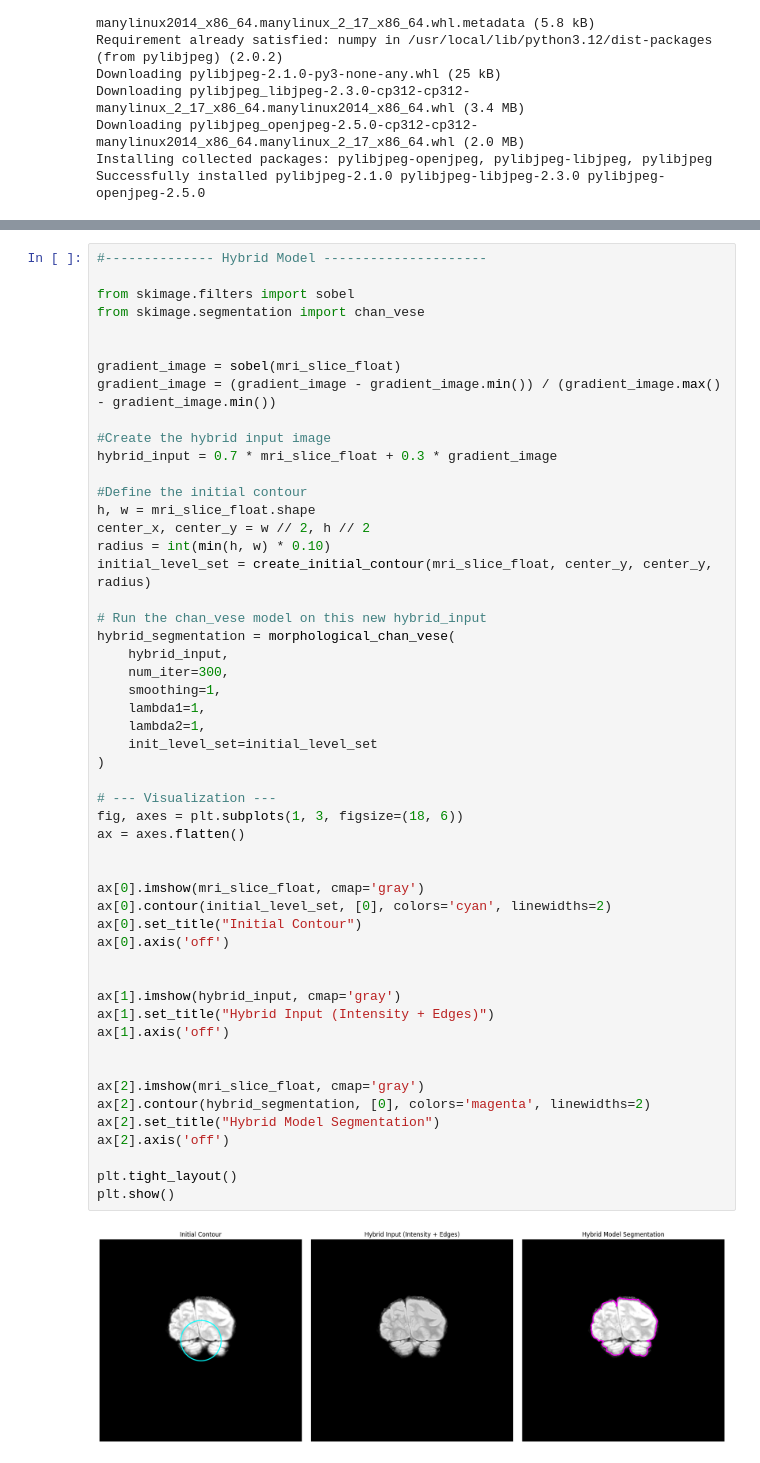
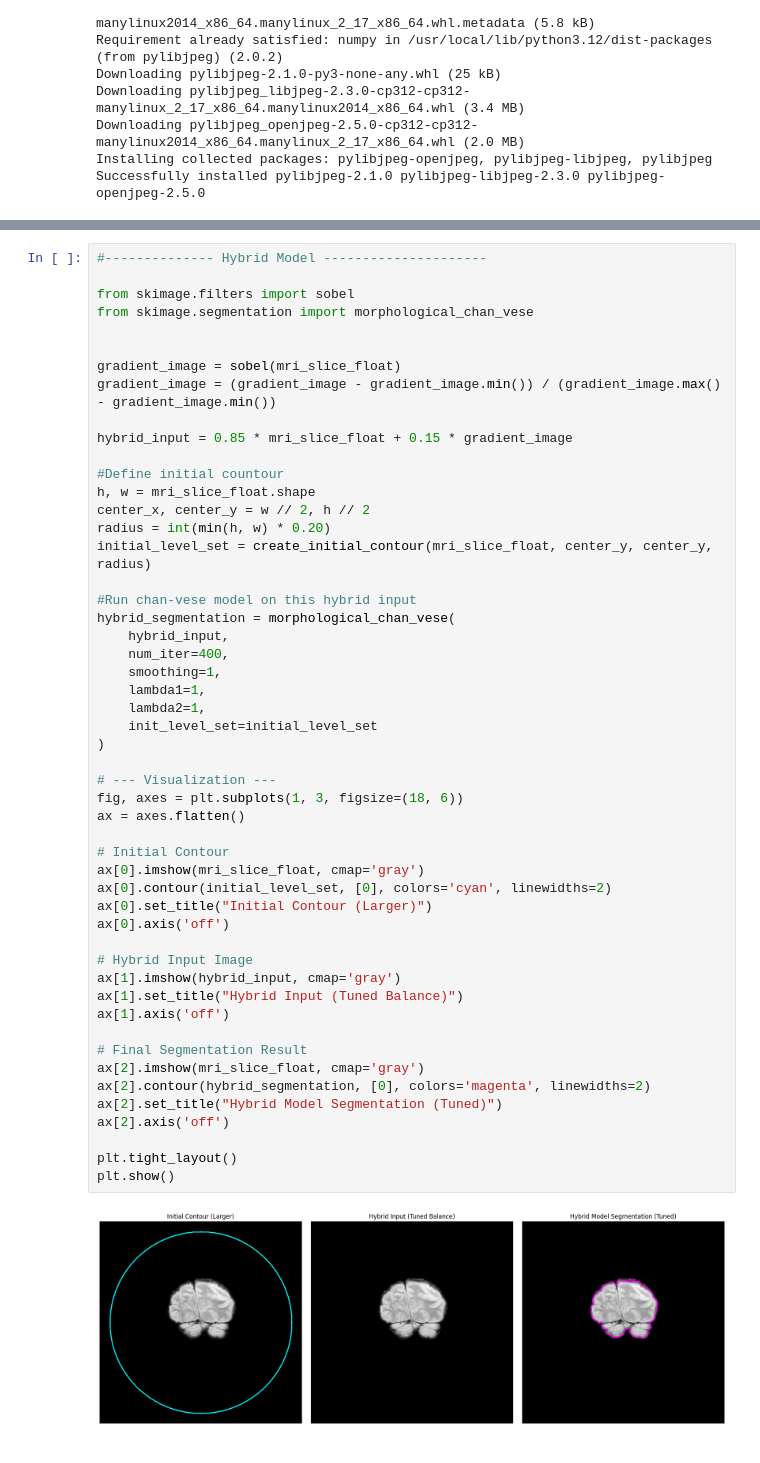
Before and after one commit to M-Shreya/Image_Segmentation, a Jupyter notebook: Inference.ipynb, the cells around one changed output, grey strips where cells are left out. Drawn from its saved outputs; the diff is of its cells as text.

```diff
--- a/Inference.ipynb
+++ b/Inference.ipynb
@@ -181,53 +249,52 @@ plt.show()
 #-------------- Hybrid Model ---------------------
 
 from skimage.filters import sobel
-from skimage.segmentation import chan_vese
+from skimage.segmentation import morphological_chan_vese
 
 
 gradient_image = sobel(mri_slice_float)
 gradient_image = (gradient_image - gradient_image.min()) / (gradient_image.max() - gradient_image.min())
 
-#Create the hybrid input image
-hybrid_input = 0.7 * mri_slice_float + 0.3 * gradient_image
+hybrid_input = 0.85 * mri_slice_float + 0.15 * gradient_image
 
-#Define the initial contour
+#Define initial countour
 h, w = mri_slice_float.shape
 center_x, center_y = w // 2, h // 2
-radius = int(min(h, w) * 0.10)
+radius = int(min(h, w) * 0.20)
 initial_level_set = create_initial_contour(mri_slice_float, center_y, center_y, radius)
 
-# Run the chan_vese model on this new hybrid_input
+#Run chan-vese model on this hybrid input
 hybrid_segmentation = morphological_chan_vese(
     hybrid_input,
-    num_iter=300,
+    num_iter=400,
     smoothing=1,
     lambda1=1,
     lambda2=1,
     init_level_set=initial_level_set
 )
 
 # --- Visualization ---
 fig, axes = plt.subplots(1, 3, figsize=(18, 6))
 ax = axes.flatten()
 
-
+# Initial Contour
 ax[0].imshow(mri_slice_float, cmap='gray')
 ax[0].contour(initial_level_set, [0], colors='cyan', linewidths=2)
-ax[0].set_title("Initial Contour")
+ax[0].set_title("Initial Contour (Larger)")
 ax[0].axis('off')
 
-
+# Hybrid Input Image
 ax[1].imshow(hybrid_input, cmap='gray')
-ax[1].set_title("Hybrid Input (Intensity + Edges)")
+ax[1].set_title("Hybrid Input (Tuned Balance)")
 ax[1].axis('off')
 
-
+# Final Segmentation Result
 ax[2].imshow(mri_slice_float, cmap='gray')
 ax[2].contour(hybrid_segmentation, [0], colors='magenta', linewidths=2)
-ax[2].set_title("Hybrid Model Segmentation")
+ax[2].set_title("Hybrid Model Segmentation (Tuned)")
 ax[2].axis('off')
 
 plt.tight_layout()
 plt.show()
 # %% [output]
-[figure, old version]
+[figure, new version]
```
Also changed, not shown: parts of 5 cells of this notebook.
